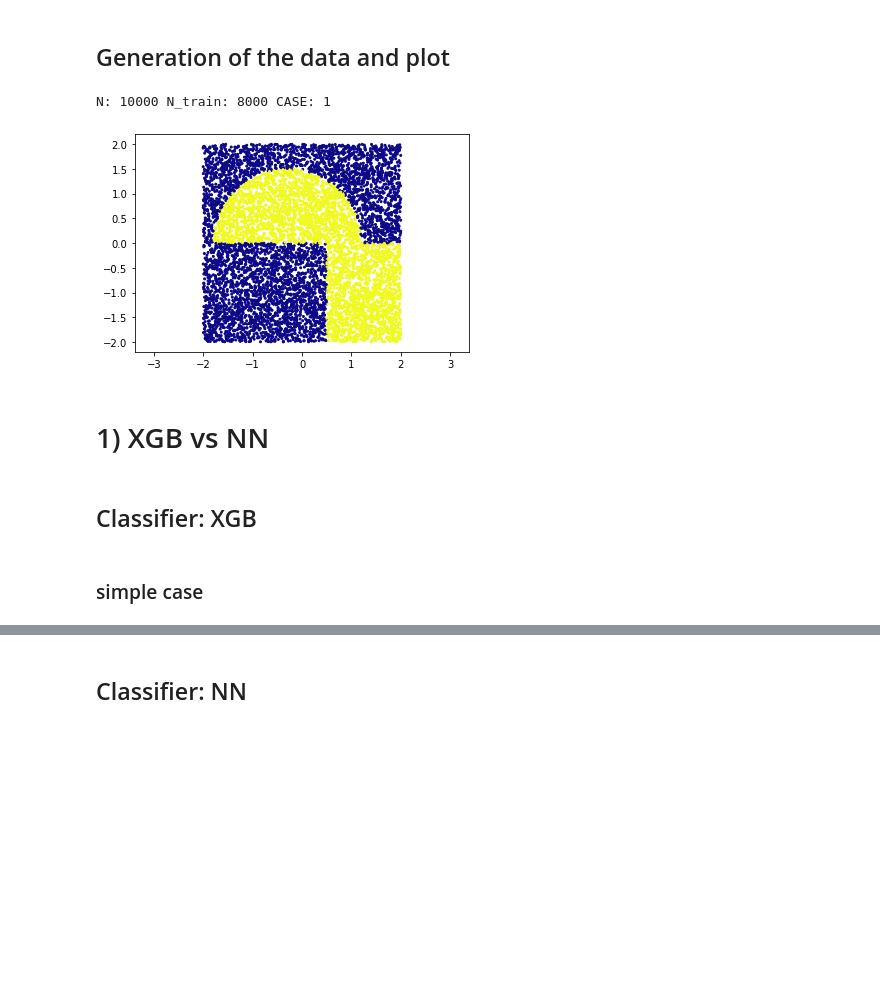
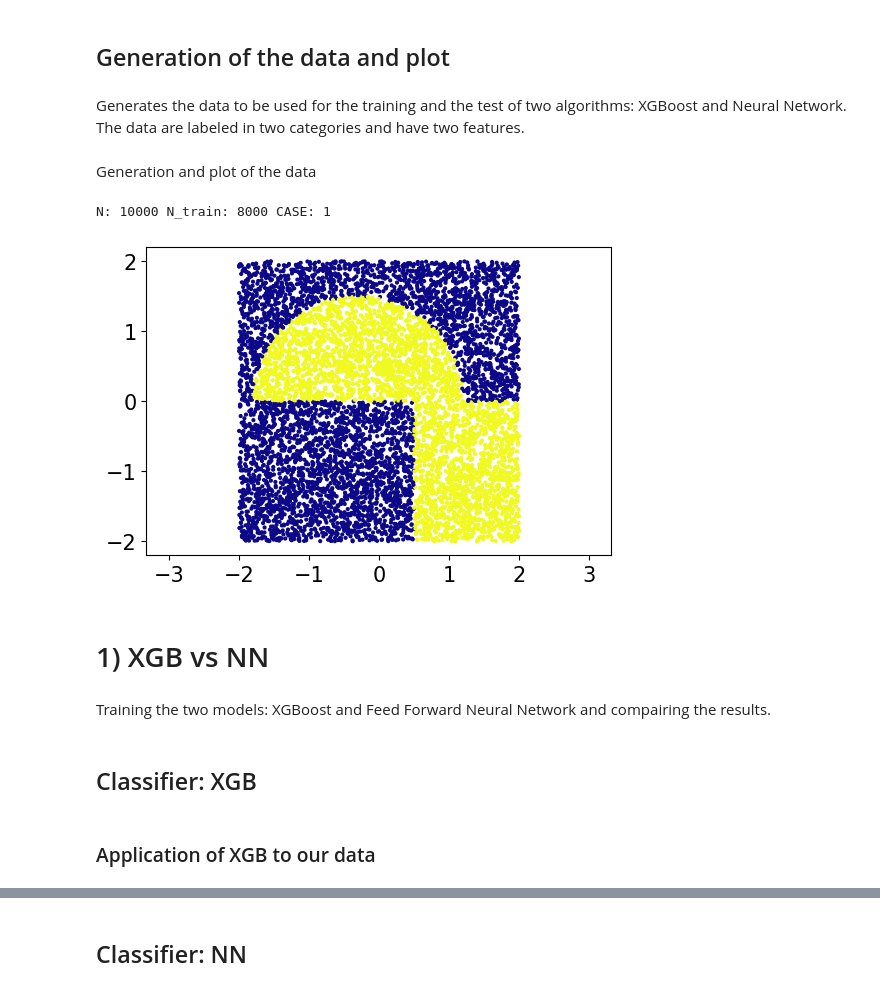
Before and after one commit to threeblueonebrowneyes/lcpb-homework, a Jupyter notebook: HW_04/group2305_exercise04.ipynb, the cells around one changed output, grey strips where cells are left out. Drawn from its saved outputs; the diff is of its cells as text; code cells hidden in the pictures; blank space fills up the shorter version.

Commit message:
comments what we have done; 2 to implement

```diff
--- a/HW_04/group2305_exercise04.ipynb
+++ b/HW_04/group2305_exercise04.ipynb
@@ -31,6 +31,8 @@ plt.rcParams['font.size'] = 15
 XGBoost version: 1.7.5
 # %% [markdown]
 ## Generation of the data and plot
+# %% [markdown]
+Generates the data to be used for the training and the test of two algorithms: XGBoost and Neural Network. The data are labeled in two categories and have two features.
 # %%
 def gen_data(CASE, N, perc_train, S=2):
     np.random.seed(123)
@@ -55,22 +60,25 @@ def gen_data(CASE, N, perc_train, S=2):
 def plot_scatter(x, y, c_map='plasma', s=4):
     plt.scatter(x[:,0], x[:,1], c=y, cmap=c_map, s=s)
+# %% [markdown]
+Generation and plot of the data
 # %%
 CASE=1
 S=2
 N=10000
 perc_train=0.80
 x_train, y_train, x_test, y_test = gen_data(CASE=CASE, N=N, perc_train=perc_train, S=S)
 
 plt.figure(figsize=(6,4))
 plot_scatter(x_train, y_train)
-if CASE == 2 or CASE == 3: plt.colorbar()
 plt.axis('equal')
 plt.show()
 # %% [output]
 N: 10000 N_train: 8000 CASE: 1
-[figure, old version]
+[figure, new version]
 # %% [markdown]
 # 1) XGB vs NN
+# %% [markdown]
+Training the two models: XGBoost and Feed Forward Neural Network and compairing the results.
 # %% [markdown]
 ## Classifier: XGB
 # %%
@@ -113,3 +125,3 @@ def classify(clf=XGBClassifier(),show=False):
     return x_plot, y_plot, error_xgb
 # %% [markdown]
-### simple case
+### Application of XGB to our data
```
Also changed, not shown: parts of 23 cells of this notebook.
